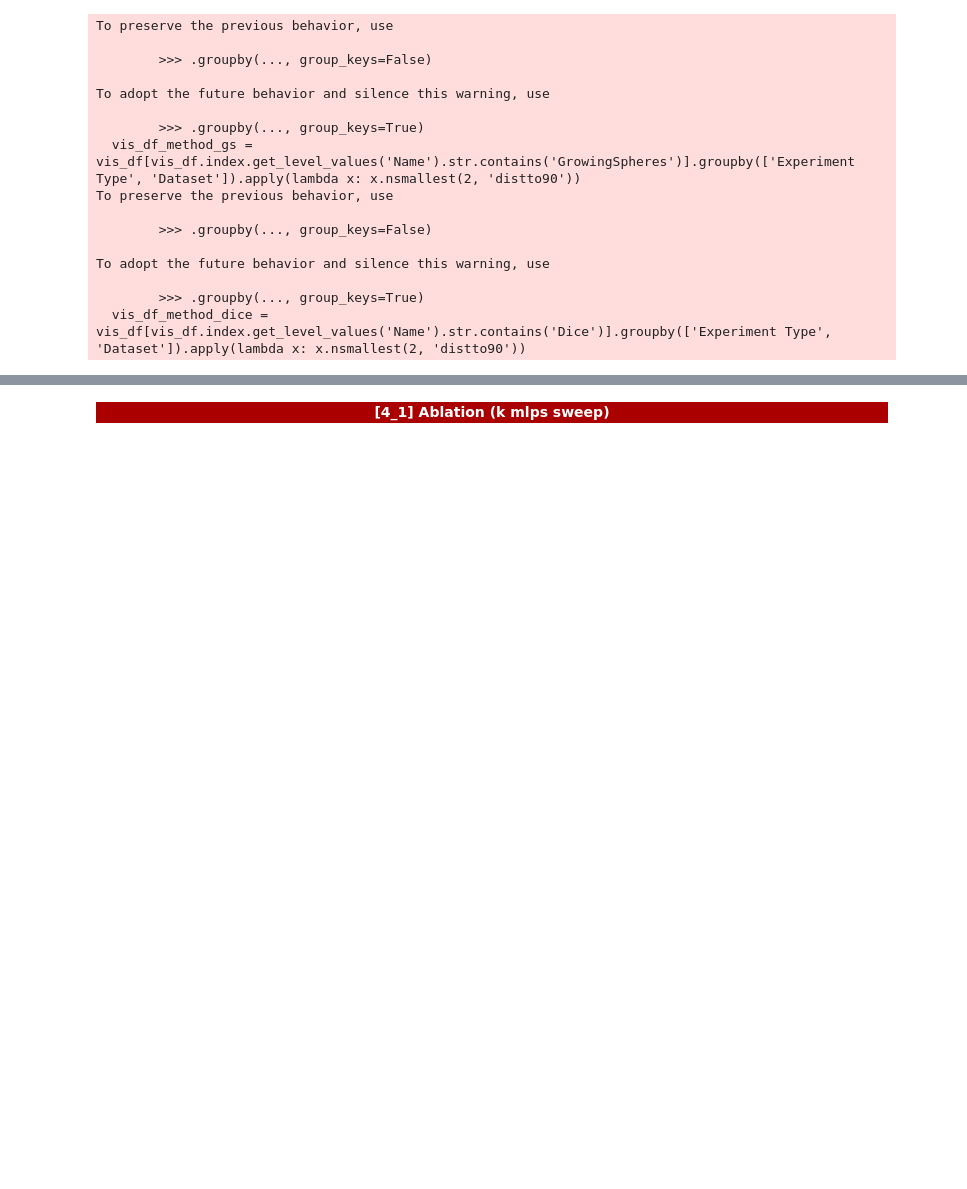
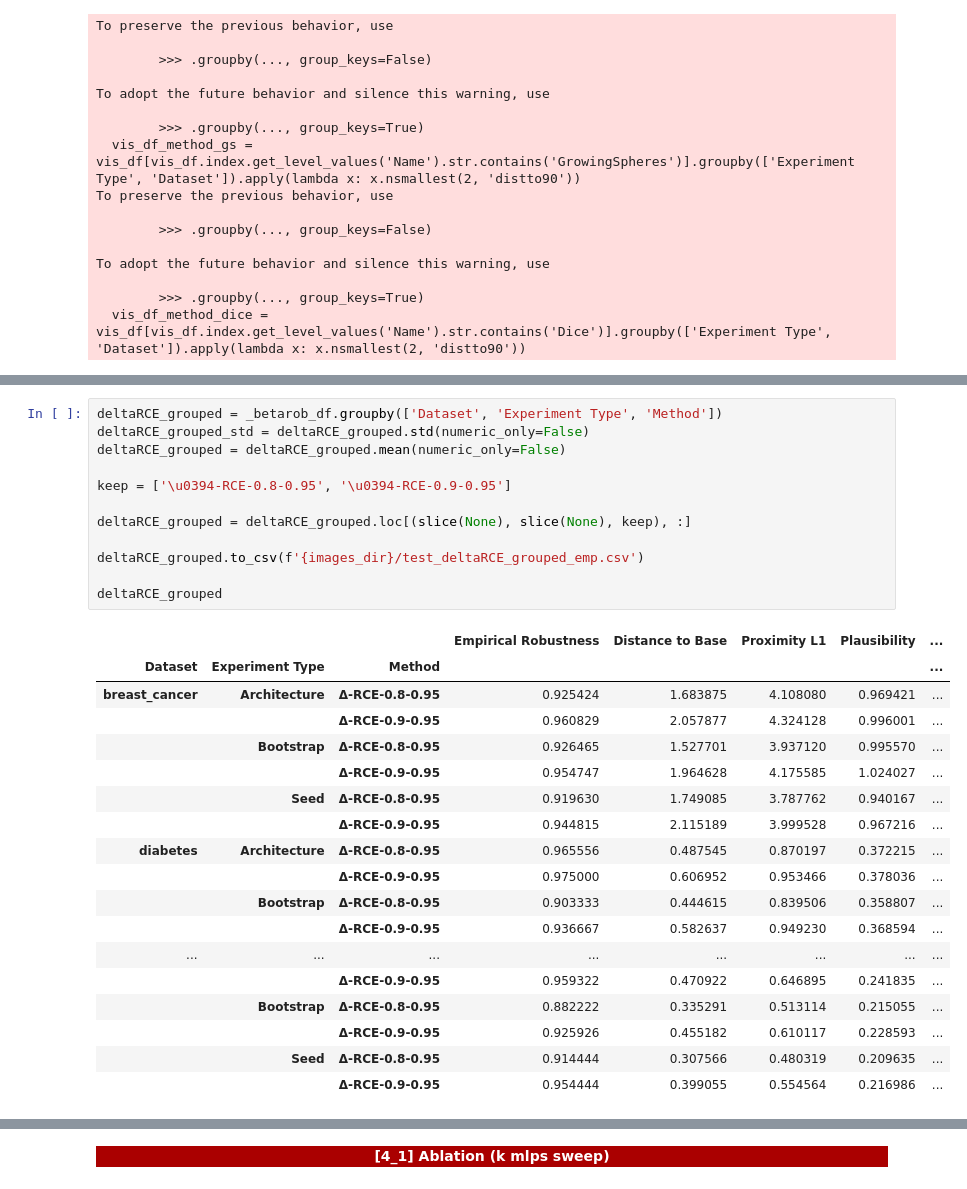
Before and after one commit to istepka/betarce, a Jupyter notebook: exp_vis copy.ipynb, the cells around one changed output, grey strips where cells are left out. Saved outputs shown, nothing was run; the diff lists cells and outputs as text; blank space fills up the shorter version.

```diff
--- a/exp_vis copy.ipynb
+++ b/exp_vis copy.ipynb
@@ -913,0 +971,31 @@ robx_grouped
+# %%
+deltaRCE_grouped = _betarob_df.groupby(['Dataset', 'Experiment Type', 'Method'])
+deltaRCE_grouped_std = deltaRCE_grouped.std(numeric_only=False)
+deltaRCE_grouped = deltaRCE_grouped.mean(numeric_only=False)
+
+keep = ['\u0394-RCE-0.8-0.95', '\u0394-RCE-0.9-0.95']
+
+deltaRCE_grouped = deltaRCE_grouped.loc[(slice(None), slice(None), keep), :]
+
+deltaRCE_grouped.to_csv(f'{images_dir}/test_deltaRCE_grouped_emp.csv')
+
+deltaRCE_grouped
+# %% [output]
+|  |  |  | Empirical Robustness | Distance to Base | Proximity L1 | Plausibility | ... |
+| Dataset | Experiment Type | Method |  |  |  |  | ... |
+| breast_cancer | Architecture | Δ-RCE-0.8-0.95 | 0.925424 | 1.683875 | 4.108080 | 0.969421 | ... |
+|  |  | Δ-RCE-0.9-0.95 | 0.960829 | 2.057877 | 4.324128 | 0.996001 | ... |
+|  | Bootstrap | Δ-RCE-0.8-0.95 | 0.926465 | 1.527701 | 3.937120 | 0.995570 | ... |
+|  |  | Δ-RCE-0.9-0.95 | 0.954747 | 1.964628 | 4.175585 | 1.024027 | ... |
+|  | Seed | Δ-RCE-0.8-0.95 | 0.919630 | 1.749085 | 3.787762 | 0.940167 | ... |
+|  |  | Δ-RCE-0.9-0.95 | 0.944815 | 2.115189 | 3.999528 | 0.967216 | ... |
+| diabetes | Architecture | Δ-RCE-0.8-0.95 | 0.965556 | 0.487545 | 0.870197 | 0.372215 | ... |
+|  |  | Δ-RCE-0.9-0.95 | 0.975000 | 0.606952 | 0.953466 | 0.378036 | ... |
+|  | Bootstrap | Δ-RCE-0.8-0.95 | 0.903333 | 0.444615 | 0.839506 | 0.358807 | ... |
+|  |  | Δ-RCE-0.9-0.95 | 0.936667 | 0.582637 | 0.949230 | 0.368594 | ... |
+| ... | ... | ... | ... | ... | ... | ... | ... |
+|  |  | Δ-RCE-0.9-0.95 | 0.959322 | 0.470922 | 0.646895 | 0.241835 | ... |
+|  | Bootstrap | Δ-RCE-0.8-0.95 | 0.882222 | 0.335291 | 0.513114 | 0.215055 | ... |
+|  |  | Δ-RCE-0.9-0.95 | 0.925926 | 0.455182 | 0.610117 | 0.228593 | ... |
+|  | Seed | Δ-RCE-0.8-0.95 | 0.914444 | 0.307566 | 0.480319 | 0.209635 | ... |
+|  |  | Δ-RCE-0.9-0.95 | 0.954444 | 0.399055 | 0.554564 | 0.216986 | ... |
```
Also changed, not shown: parts of 9 cells of this notebook, 5 other files.
